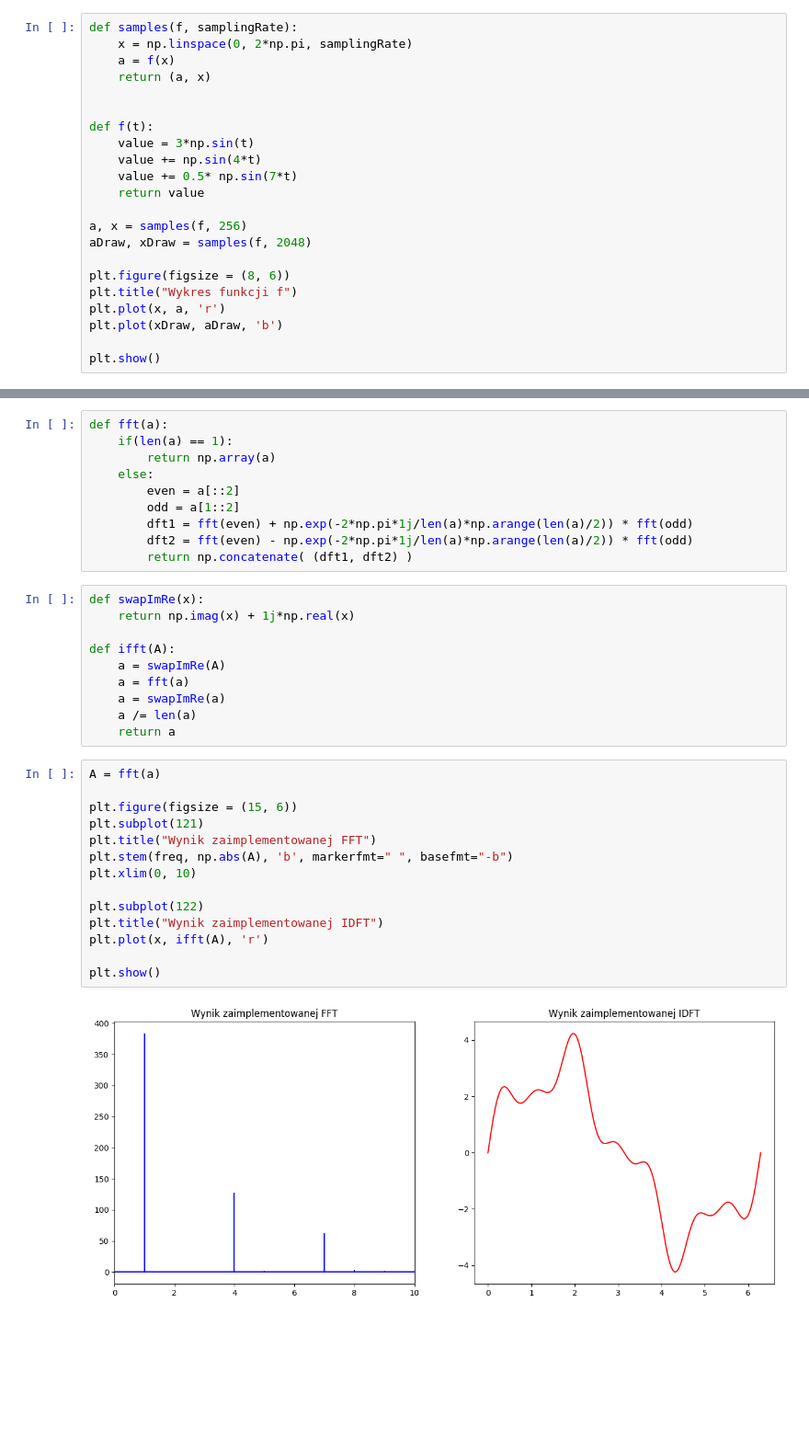
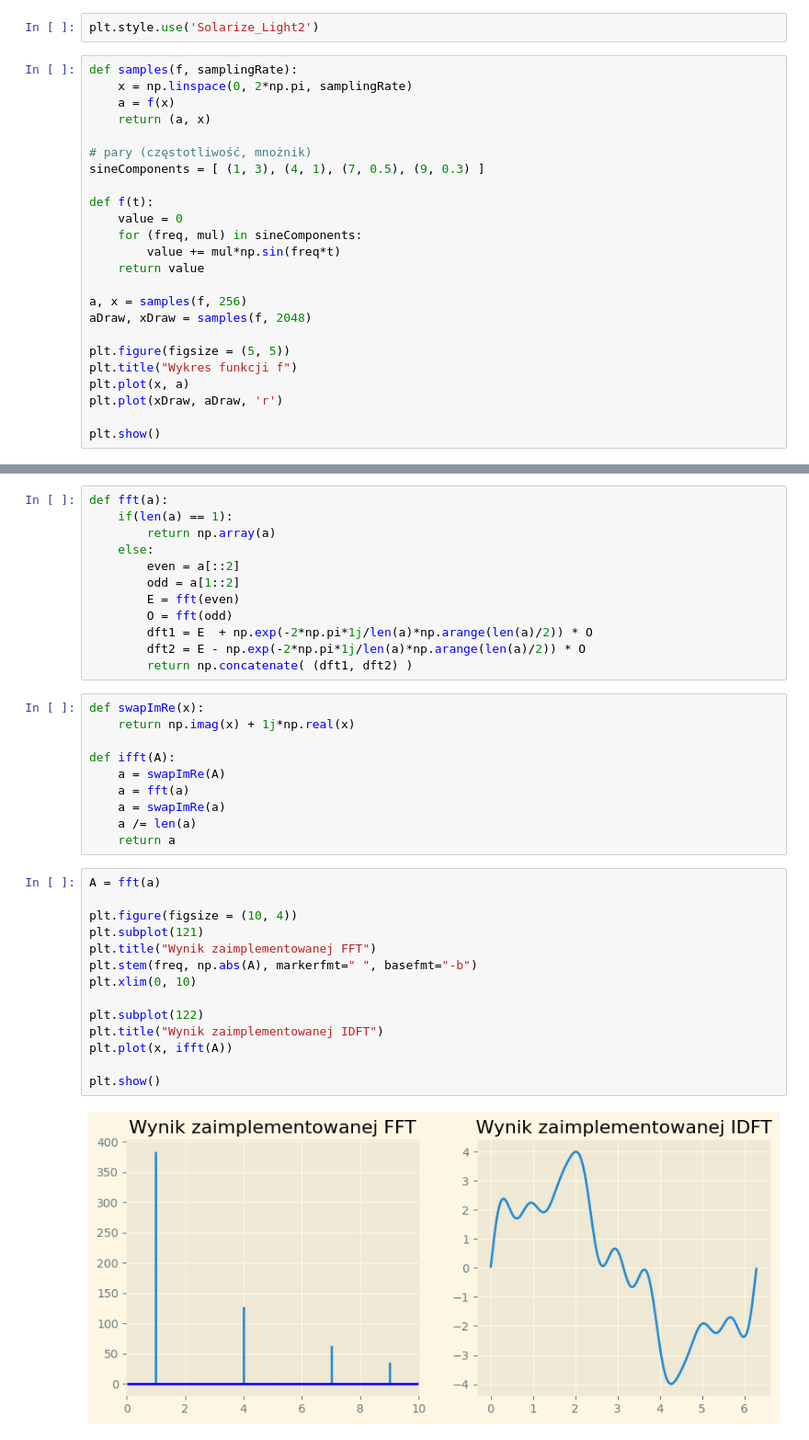
Before and after one commit to 5arcoramphu5/FastFourierTransform, a Jupyter notebook: eksperymenty.ipynb, the cells around one changed output, grey strips where cells are left out. Shown at 92% size. Cells and saved outputs as stored; diff of their text form; blank space fills up the shorter version.

```diff
--- a/eksperymenty.ipynb
+++ b/eksperymenty.ipynb
@@ -6,23 +7,27 @@ import matplotlib.pyplot as plt
+# %%
+plt.style.use('Solarize_Light2')
 # %%
 def samples(f, samplingRate):
     x = np.linspace(0, 2*np.pi, samplingRate)
     a = f(x)
     return (a, x)
 
+# pary (częstotliwość, mnożnik)
+sineComponents = [ (1, 3), (4, 1), (7, 0.5), (9, 0.3) ]
 
 def f(t):
-    value = 3*np.sin(t)
-    value += np.sin(4*t)
-    value += 0.5* np.sin(7*t)
+    value = 0
+    for (freq, mul) in sineComponents:
+        value += mul*np.sin(freq*t)
     return value
 
 a, x = samples(f, 256)
 aDraw, xDraw = samples(f, 2048)
 
-plt.figure(figsize = (8, 6))
+plt.figure(figsize = (5, 5))
 plt.title("Wykres funkcji f")
-plt.plot(x, a, 'r')
-plt.plot(xDraw, aDraw, 'b')
+plt.plot(x, a)
+plt.plot(xDraw, aDraw, 'r')
 
 plt.show()
 # %% [output]
@@ -61,8 +66,10 @@ def fft(a):
     else:
         even = a[::2]
         odd = a[1::2]
-        dft1 = fft(even) + np.exp(-2*np.pi*1j/len(a)*np.arange(len(a)/2)) * fft(odd)
-        dft2 = fft(even) - np.exp(-2*np.pi*1j/len(a)*np.arange(len(a)/2)) * fft(odd)
+        E = fft(even)
+        O = fft(odd)
+        dft1 = E  + np.exp(-2*np.pi*1j/len(a)*np.arange(len(a)/2)) * O
+        dft2 = E - np.exp(-2*np.pi*1j/len(a)*np.arange(len(a)/2)) * O
         return np.concatenate( (dft1, dft2) )
 # %%
 def swapImRe(x):
@@ -77,16 +84,16 @@ def ifft(A):
 # %%
 A = fft(a)
 
-plt.figure(figsize = (15, 6))
+plt.figure(figsize = (10, 4))
 plt.subplot(121)
 plt.title("Wynik zaimplementowanej FFT")
-plt.stem(freq, np.abs(A), 'b', markerfmt=" ", basefmt="-b")
+plt.stem(freq, np.abs(A), markerfmt=" ", basefmt="-b")
 plt.xlim(0, 10)
 
 plt.subplot(122)
 plt.title("Wynik zaimplementowanej IDFT")
-plt.plot(x, ifft(A), 'r')
+plt.plot(x, ifft(A))
 
 plt.show()
 # %% [output]
-[figure, old version]
+[figure, new version]
```
Also changed, not shown: parts of 10 cells of this notebook.
